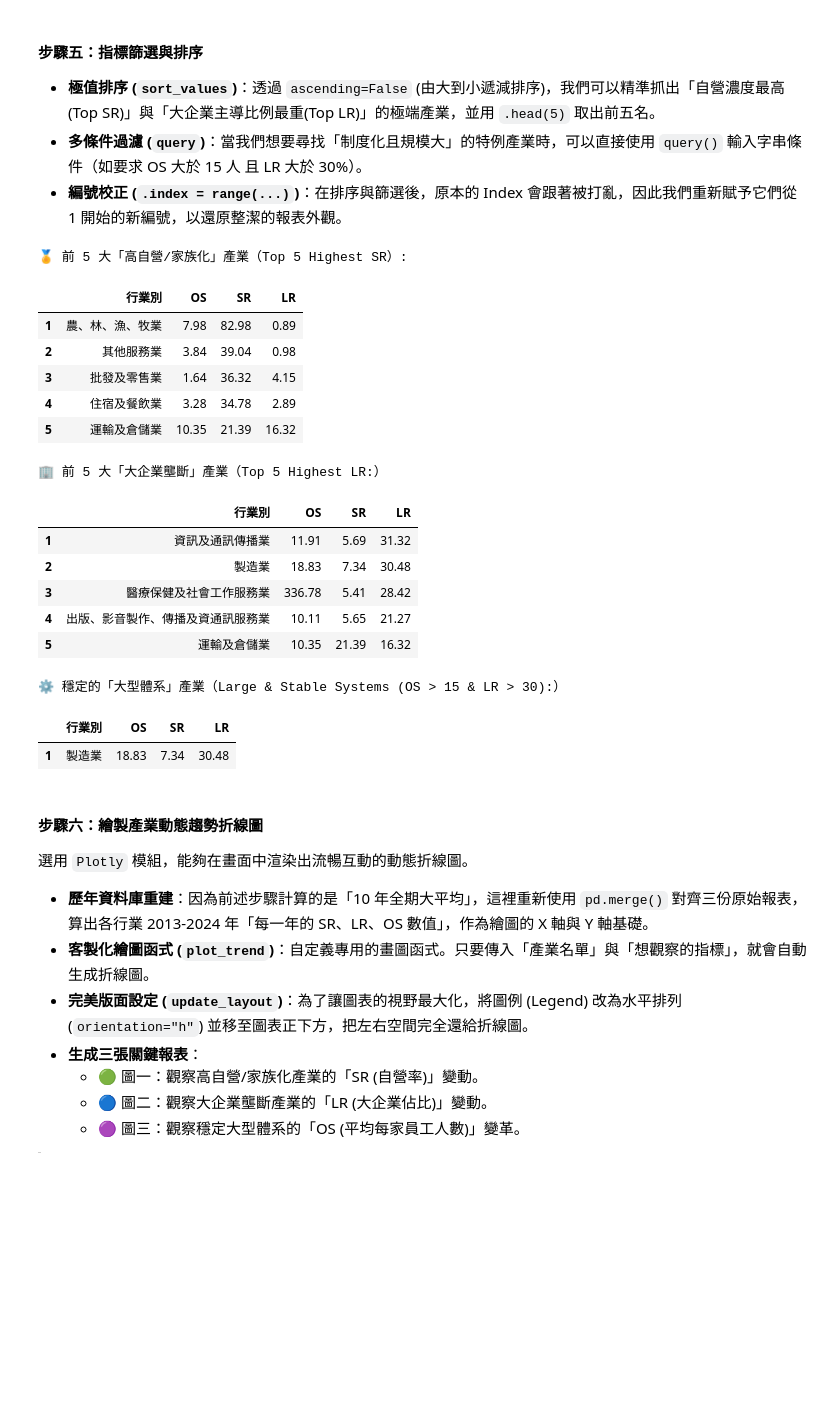
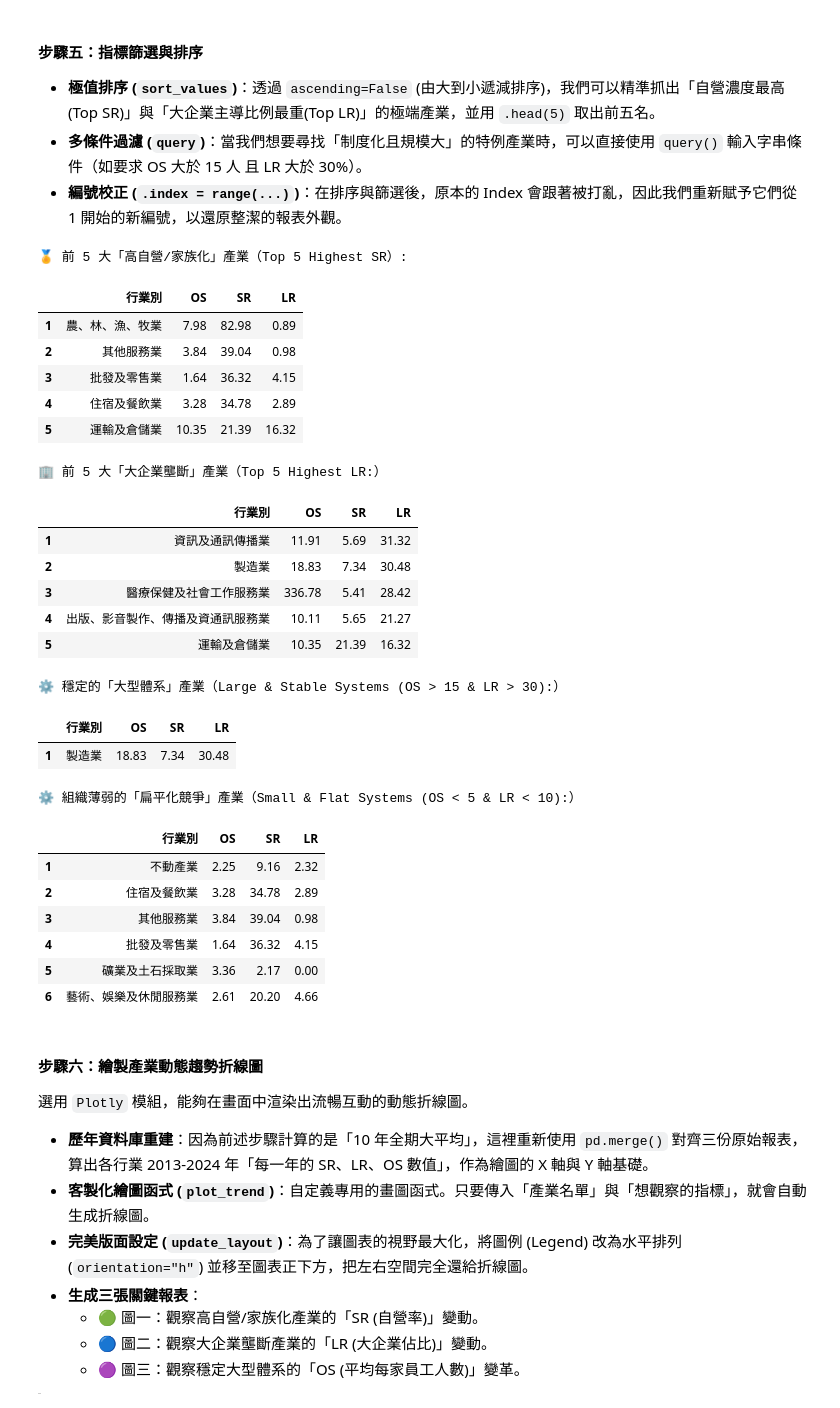
Before and after one commit to rainachang/project-employment-market-analysis-2026, a Jupyter notebook: employment-market-analysis-2026.ipynb, the cells around one changed output. Saved outputs shown, nothing was run; the diff lists cells and outputs as text; code cells hidden in the pictures; blank space fills up the shorter version.

```diff
--- a/employment-market-analysis-2026.ipynb
+++ b/employment-market-analysis-2026.ipynb
@@ -200,33 +200,50 @@ query_condition = 'OS > 15 & LR > 30'
 df_big_system = df_indicators.query(query_condition).copy()
 df_big_system.index = range(1, len(df_big_system) + 1)
 
+# 4. df_flat_system: 存放符合雙重篩選條件，符合「穩健大型體系」的產業
+#   「穩健大型體系」的代表產業指標： OS 小於 5 人，且 LR 低於 10%
+query_condition = 'OS < 5 & LR < 10'
+df_flat_system = df_indicators.query(query_condition).copy()
+df_flat_system.index = range(1, len(df_flat_system) + 1)
+
 # 成果展示 (Display Results)
 print("🏅 前 5 大「高自營/家族化」產業（Top 5 Highest SR）:") # SR(%) 最高的前 5 大「高自營/家族化」產業
 display(df_top_sr)
 
 print("\n🏢 前 5 大「大企業壟斷」產業（Top 5 Highest LR:）") # LR(%) 最高的前 5 大「大企業壟斷」產業
 display(df_top_lr)
 
 print("\n⚙️ 穩定的「大型體系」產業（Large & Stable Systems (OS > 15 & LR > 30):）") # 穩定的「大型體系」產業
 display(df_big_system)
+
+print("\n⚙️ 組織薄弱的「扁平化競爭」產業（Small & Flat Systems (OS < 5 & LR < 10):）") # 職涯發展有瓶頸的「扁平化競爭」產業
+display(df_flat_system)
 # %% [output]
 🏅 前 5 大「高自營/家族化」產業（Top 5 Highest SR）:
 |  | 行業別 | OS | SR | LR |
 | 1 | 農、林、漁、牧業 | 7.98 | 82.98 | 0.89 |
 | 2 | 其他服務業 | 3.84 | 39.04 | 0.98 |
 | 3 | 批發及零售業 | 1.64 | 36.32 | 4.15 |
 | 4 | 住宿及餐飲業 | 3.28 | 34.78 | 2.89 |
 | 5 | 運輸及倉儲業 | 10.35 | 21.39 | 16.32 |
 🏢 前 5 大「大企業壟斷」產業（Top 5 Highest LR:）
 |  | 行業別 | OS | SR | LR |
 | 1 | 資訊及通訊傳播業 | 11.91 | 5.69 | 31.32 |
 | 2 | 製造業 | 18.83 | 7.34 | 30.48 |
 | 3 | 醫療保健及社會工作服務業 | 336.78 | 5.41 | 28.42 |
 | 4 | 出版、影音製作、傳播及資通訊服務業 | 10.11 | 5.65 | 21.27 |
 | 5 | 運輸及倉儲業 | 10.35 | 21.39 | 16.32 |
 ⚙️ 穩定的「大型體系」產業（Large & Stable Systems (OS > 15 & LR > 30):）
 |  | 行業別 | OS | SR | LR |
 | 1 | 製造業 | 18.83 | 7.34 | 30.48 |
+⚙️ 組織薄弱的「扁平化競爭」產業（Small & Flat Systems (OS < 5 & LR < 10):）
+|  | 行業別 | OS | SR | LR |
+| 1 | 不動產業 | 2.25 | 9.16 | 2.32 |
+| 2 | 住宿及餐飲業 | 3.28 | 34.78 | 2.89 |
+| 3 | 其他服務業 | 3.84 | 39.04 | 0.98 |
+| 4 | 批發及零售業 | 1.64 | 36.32 | 4.15 |
+| 5 | 礦業及土石採取業 | 3.36 | 2.17 | 0.00 |
+| 6 | 藝術、娛樂及休閒服務業 | 2.61 | 20.20 | 4.66 |
 # %% [markdown]
 #### 步驟六：繪製產業動態趨勢折線圖
 選用 `Plotly` 模組，能夠在畫面中渲染出流暢互動的動態折線圖。
```
Also changed, not shown: parts of 1 cell of this notebook, 3 other files.
